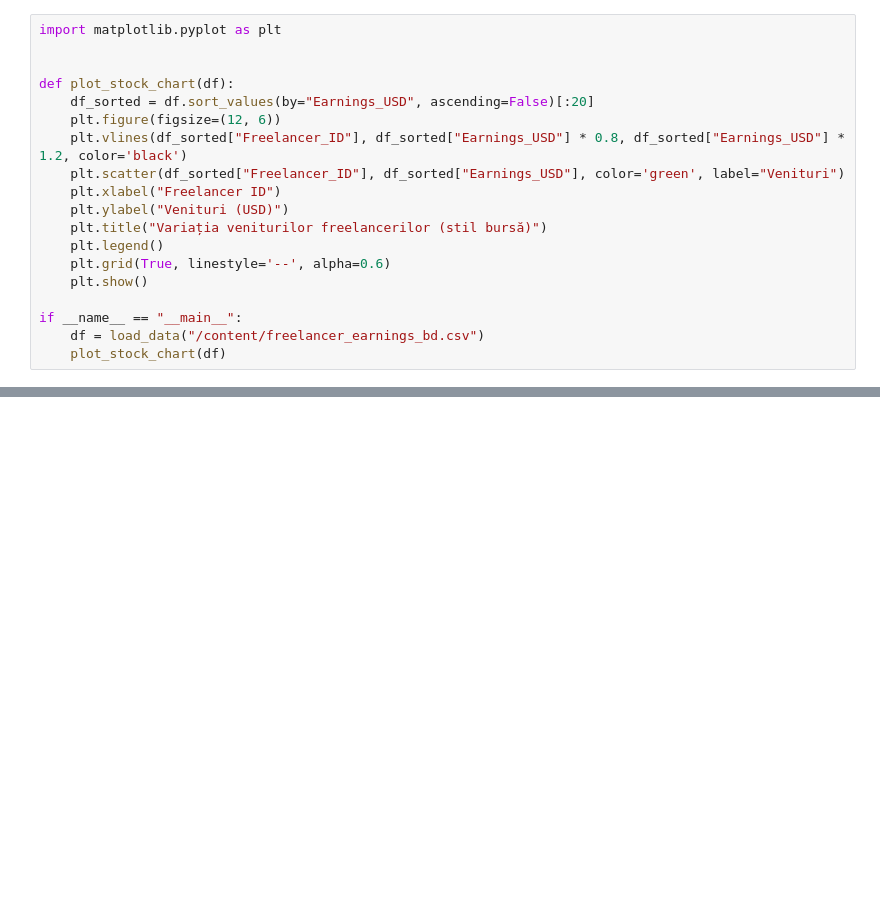
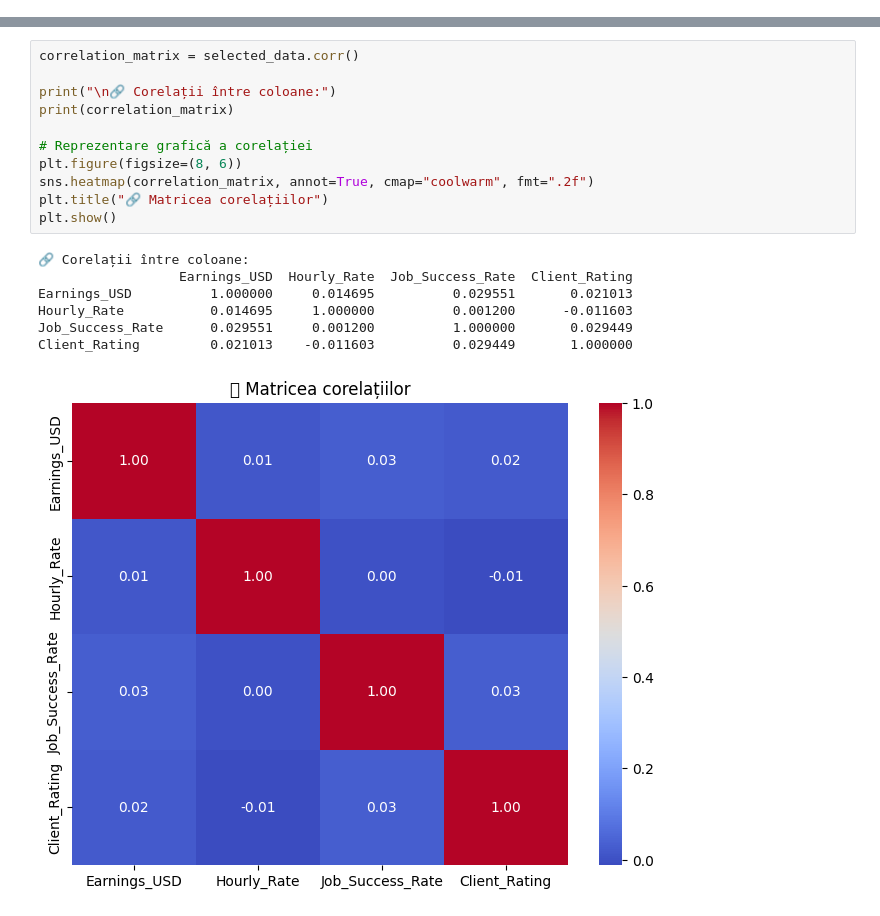
Before and after one commit to nicolaeee/IA---Google-Colab, a Jupyter notebook: IA.ipynb, the cells around one changed output, grey strips where cells are left out. Drawn from its saved outputs; the diff is of its cells as text; blank space fills up the shorter version.

```diff
--- a/IA.ipynb
+++ b/IA.ipynb
@@ -85,19 +28,0 @@ if __name__ == "__main__":
-# %%
-import matplotlib.pyplot as plt
-
-
-def plot_stock_chart(df):
-    df_sorted = df.sort_values(by="Earnings_USD", ascending=False)[:20]
-    plt.figure(figsize=(12, 6))
-    plt.vlines(df_sorted["Freelancer_ID"], df_sorted["Earnings_USD"] * 0.8, df_sorted["Earnings_USD"] * 1.2, color='black')
-    plt.scatter(df_sorted["Freelancer_ID"], df_sorted["Earnings_USD"], color='green', label="Venituri")
-    plt.xlabel("Freelancer ID")
-    plt.ylabel("Venituri (USD)")
-    plt.title("Variația veniturilor freelancerilor (stil bursă)")
-    plt.legend()
-    plt.grid(True, linestyle='--', alpha=0.6)
-    plt.show()
-
-if __name__ == "__main__":
-    df = load_data("/content/freelancer_earnings_bd.csv")
-    plot_stock_chart(df)
@@ -105,0 +136,19 @@ if __name__ == "__main__":
+# %%
+correlation_matrix = selected_data.corr()
+
+print("\n🔗 Corelații între coloane:")
+print(correlation_matrix)
+
+# Reprezentare grafică a corelației
+plt.figure(figsize=(8, 6))
+sns.heatmap(correlation_matrix, annot=True, cmap="coolwarm", fmt=".2f")
+plt.title("🔗 Matricea corelațiilor")
+plt.show()
+# %% [output]
+🔗 Corelații între coloane:
+                  Earnings_USD  Hourly_Rate  Job_Success_Rate  Client_Rating
+Earnings_USD          1.000000     0.014695          0.029551       0.021013
+Hourly_Rate           0.014695     1.000000          0.001200      -0.011603
+Job_Success_Rate      0.029551     0.001200          1.000000       0.029449
+Client_Rating         0.021013    -0.011603          0.029449       1.000000
+[figure, added]
```
Also changed, not shown: parts of 12 cells of this notebook.
